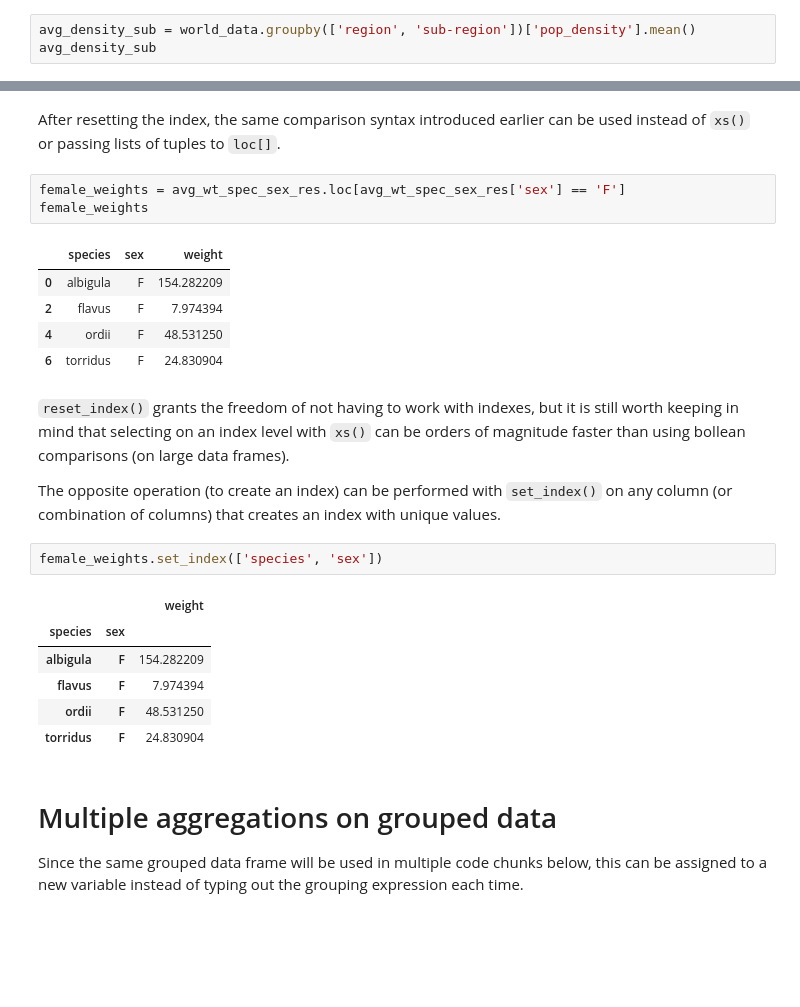
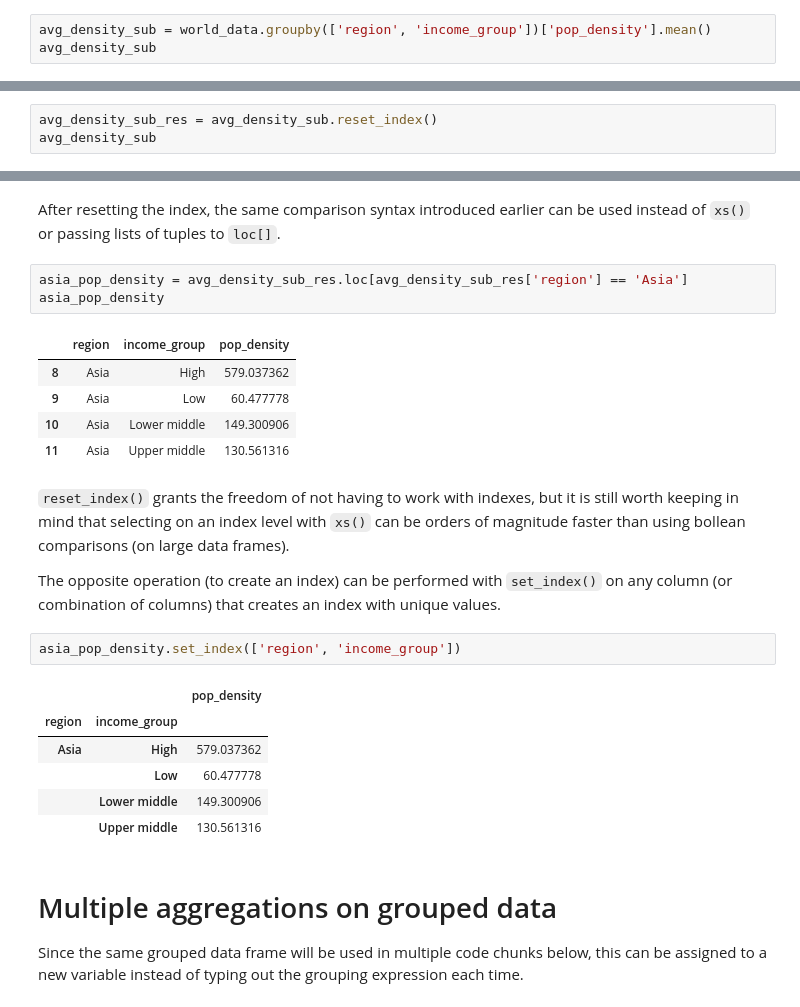
Before and after one commit to UofTCoders/2018-09-10-utoronto, a Jupyter notebook: code/2-dataframes-gapminder.ipynb, the cells around one changed output, grey strips where cells are left out. Saved outputs shown, nothing was run; the diff lists cells and outputs as text; blank space fills up the shorter version.

```diff
--- a/code/2-dataframes-gapminder.ipynb
+++ b/code/2-dataframes-gapminder.ipynb
@@ -1012,6 +969,6 @@ Name: pop_density, dtype: float64
 # %% [markdown]
 Groups can also be created from multiple columns, e.g. it could be interesting to see the difference in weight between males and females within each species.
 # %%
-avg_density_sub = world_data.groupby(['region', 'sub-region'])['pop_density'].mean()
+avg_density_sub = world_data.groupby(['region', 'income_group'])['pop_density'].mean()
 avg_density_sub
 # %% [output]
@@ -1091,0 +1041,3 @@ avg_wt_spec_sex_res
+# %%
+avg_density_sub_res = avg_density_sub.reset_index()
+avg_density_sub
@@ -1092,27 +1065,27 @@ avg_wt_spec_sex_res
 # %% [markdown]
 After resetting the index, the same comparison syntax introduced earlier can be used instead of `xs()` or passing lists of tuples to `loc[]`.
-# %%
-female_weights = avg_wt_spec_sex_res.loc[avg_wt_spec_sex_res['sex'] == 'F']
-female_weights
-# %% [output]
-|  | species | sex | weight |
-| 0 | albigula | F | 154.282209 |
-| 2 | flavus | F | 7.974394 |
-| 4 | ordii | F | 48.531250 |
-| 6 | torridus | F | 24.830904 |
+# %%
+asia_pop_density = avg_density_sub_res.loc[avg_density_sub_res['region'] == 'Asia']
+asia_pop_density
+# %% [output]
+|  | region | income_group | pop_density |
+| 8 | Asia | High | 579.037362 |
+| 9 | Asia | Low | 60.477778 |
+| 10 | Asia | Lower middle | 149.300906 |
+| 11 | Asia | Upper middle | 130.561316 |
 # %% [markdown]
 `reset_index()` grants the freedom of not having to work with indexes, but it is still worth keeping in mind that selecting on an index level with `xs()` can be orders of magnitude faster than using bollean comparisons (on large data frames).
 
 The opposite operation (to create an index) can be performed with `set_index()` on any column (or combination of columns) that creates an index with unique values.
-# %%
-female_weights.set_index(['species', 'sex'])
-# %% [output]
-|  |  | weight |
-| species | sex |  |
-| albigula | F | 154.282209 |
-| flavus | F | 7.974394 |
-| ordii | F | 48.531250 |
-| torridus | F | 24.830904 |
+# %%
+asia_pop_density.set_index(['region', 'income_group'])
+# %% [output]
+|  |  | pop_density |
+| region | income_group |  |
+| Asia | High | 579.037362 |
+|  | Low | 60.477778 |
+|  | Lower middle | 149.300906 |
+|  | Upper middle | 130.561316 |
 # %% [markdown]
 # Multiple aggregations on grouped data
 
```
Also changed, not shown: parts of 24 cells of this notebook.
